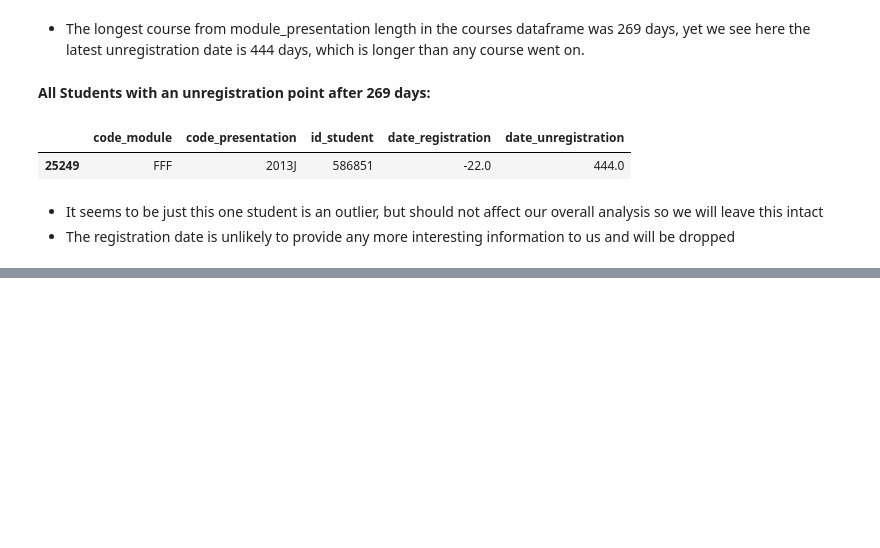
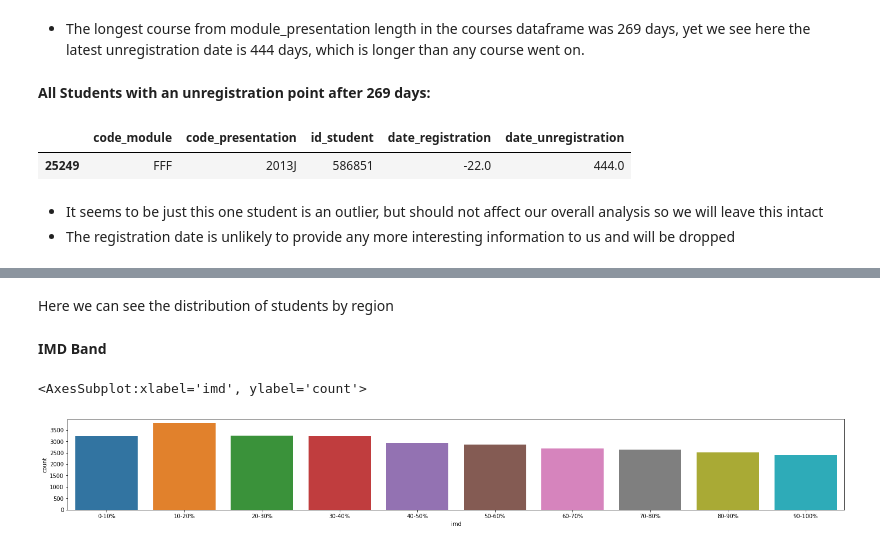
Before and after one commit to freyjagarner/Student-Data-Analysis, a Jupyter notebook: Capstone/Student_Information.ipynb, the cells around one changed output, grey strips where cells are left out. Drawn from its saved outputs; the diff is of its cells as text; code cells hidden in the pictures; blank space fills up the shorter version.

```diff
--- a/Capstone/Student_Information.ipynb
+++ b/Capstone/Student_Information.ipynb
@@ -514,0 +534,12 @@ stud_info = stud_info.drop(columns=['date_registration'])
+# %% [markdown]
+Here we can see the distribution of students by region
+# %% [markdown]
+**IMD Band**
+# %%
+# list of imd possibilites
+imds = ['0-10%', '10-20%', '20-30%', '30-40%', '40-50%', '50-60%', '60-70%', '70-80%', '80-90%', '90-100%']
+plt.figure(figsize=(25, 3))
+sns.countplot(data=stud_info, x=stud_info['imd'], order=imds)
+# %% [output]
+<AxesSubplot:xlabel='imd', ylabel='count'>
+[figure, added]
```
Also changed, not shown: parts of 30 cells of this notebook.
